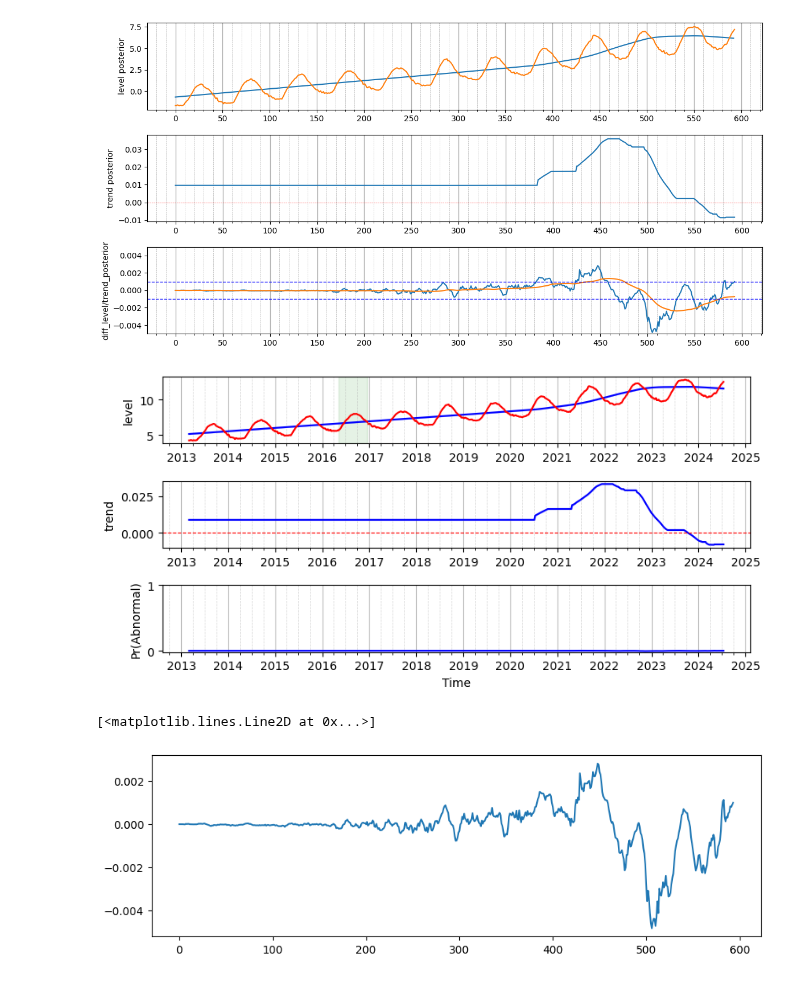
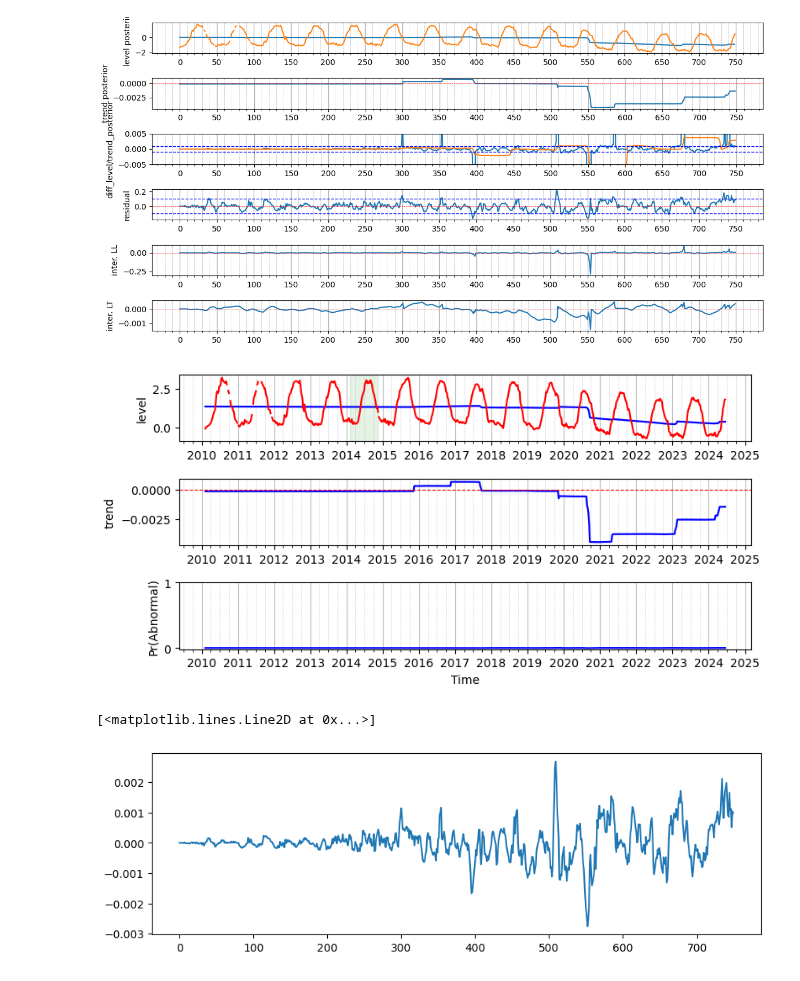
Before and after one commit to Bayes-Works/canari, a Jupyter notebook: examples/hs_compa_ad.ipynb, the cells around one changed output. Saved outputs shown, nothing was run; the diff lists cells and outputs as text; code cells hidden in the pictures.

```diff
--- a/examples/hs_compa_ad.ipynb
+++ b/examples/hs_compa_ad.ipynb
@@ -26,7 +26,7 @@ param_optimization = True
 num_trials = 100
 # %%
 project_root = Path.cwd().resolve().parents[0]
-data_file = str(project_root / "data/benchmark_data/test_9_data.csv")
+data_file = str(project_root / "data/benchmark_data/test_5_data.csv")
 df_raw = pd.read_csv(data_file, skiprows=1, delimiter=",", header=None)
 time_series = pd.to_datetime(df_raw.iloc[:, 0])
 df_raw = df_raw.iloc[:, 1:]
@@ -138,7 +138,7 @@ else:
 
     print(model_optim["model_param"])
 # %%
-prob = model_optim.ad(data=all_data)
+prob, intervention_level, intervention_trend = model_optim.ad(data=all_data)
 # %%
 # level_pos = states.get_mean(states_name="level", states_type="posterior")
 # # level_pri = states.get_mean(states_name="level", states_type="prior")
@@ -156,6 +156,7 @@ states = model_optim.states
 level_pos = states.get_mean(states_name="level", states_type="posterior")
 level_pri = states.get_mean(states_name="level", states_type="posterior")
 trend = states.get_mean(states_name="trend", states_type="posterior")
+residual = states.get_mean(states_name="white noise", states_type="posterior")
 
 diff_level = level_pri[1:] - level_pos[:-1]
 # shift
@@ -180,31 +181,46 @@ moving_avg = np.zeros(len(ratio_diff_trend))
 # Insert the valid moving-average part starting at index 49
 moving_avg[window-1:] = ma_valid
 # %%
-fig, ax = plt.subplots(3,1, figsize=(12,6))
+fig, ax = plt.subplots(6,1, figsize=(12,6))
 ax[0].plot(level_pos)
 ax[0].plot(all_data["y"])
 ax[0].set_ylabel("level posterior")
 ax[1].plot(trend)
 ax[1].set_ylabel("trend posterior")
 ax[1].axhline(0, color='red', linestyle="--", linewidth=0.5)
 ax[2].plot(ratio_diff_trend)
 ax[2].plot(moving_avg)
 ax[2].set_ylim(-0.005, 0.005)
 ax[2].set_ylabel("diff_level/trend_posterior")
 ax[2].axhline(-0.001, color="blue", linestyle="--", linewidth=1)
 ax[2].axhline(0.001, color="blue", linestyle="--", linewidth=1)
+ax[3].plot(residual)
+tol = 0.1
+ax[3].axhline(-tol, color="blue", linestyle="--", linewidth=1)
+ax[3].axhline(tol, color="blue", linestyle="--", linewidth=1)
+ax[3].axhline(0, color='red', linestyle="--", linewidth=0.5)
+ax[3].set_ylabel("residual")
+
+ax[4].plot(intervention_level)
+ax[4].axhline(0, color='red', linestyle="--", linewidth=0.5)
+ax[4].set_ylabel("inter. LL")
+
+ax[5].plot(intervention_trend)
+ax[5].axhline(0, color='red', linestyle="--", linewidth=0.5)
+ax[5].set_ylabel("inter. LT")
+
 
 # Set global x-range for all axes
 for a in ax:
     a.xaxis.set_major_locator(MultipleLocator(50))
     a.xaxis.set_minor_locator(MultipleLocator(10))
     a.grid(which="major", axis="x", linestyle="-", linewidth=1)
     a.grid(which="minor", axis="x", linestyle="--", linewidth=0.5)
 
 fig.tight_layout()
 plt.show()
 # %% [output]
-[figure, old version]
+[figure, new version]
 # %%
 fig, ax = plot_skf_states(
     data_processor=data_processor,
@@ -217,10 +233,10 @@ fig.tight_layout()
 # plt.savefig("./saved_results/BM10_1.png")
 plt.show()
 # %% [output]
-[figure, old version]
+[figure, new version]
 # %%
 fig, ax = plt.subplots(1,1, figsize=(10,3))
 plt.plot(prob)
 # %% [output]
 [<matplotlib.lines.Line2D at 0x...>]
-[figure, old version]
+[figure, new version]
```
Also changed, not shown: 1 other file.
